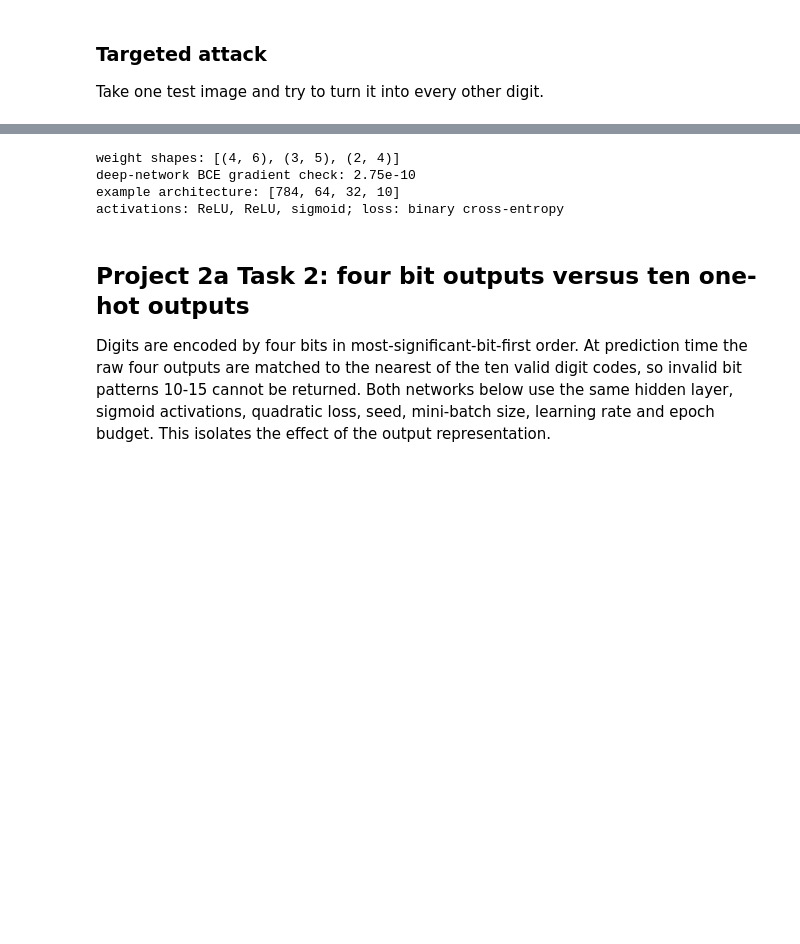
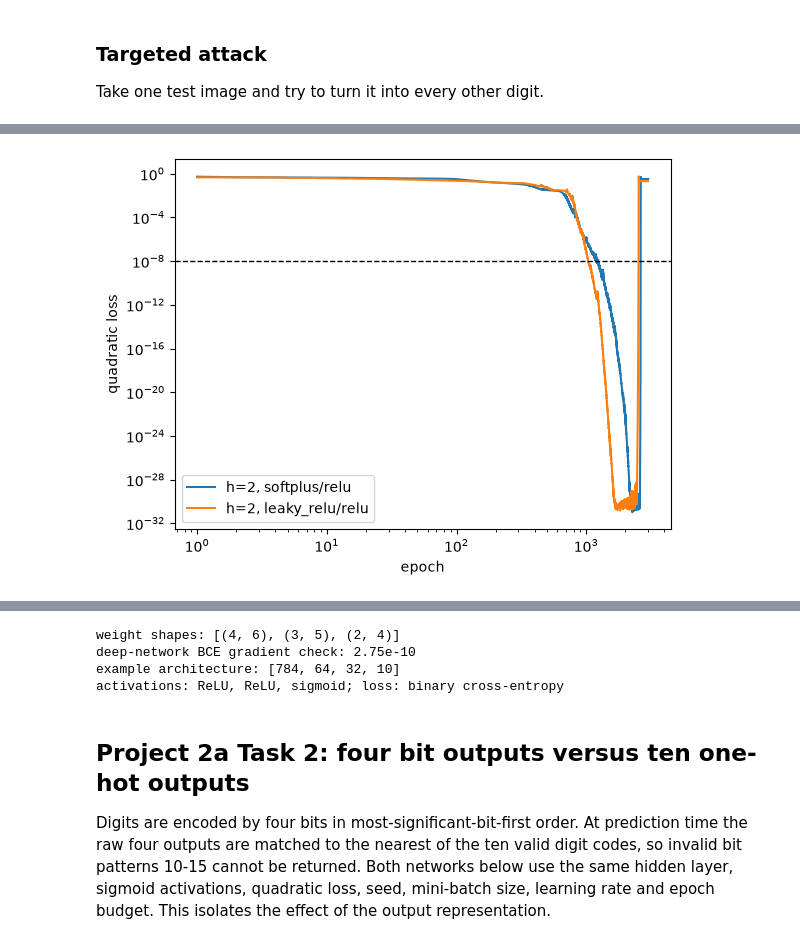
Before and after one commit to NightingaleCen/FMNN25, a Jupyter notebook: project2/project2.ipynb, the cells around one changed output, grey strips where cells are left out. Saved outputs shown, nothing was run; the diff lists cells and outputs as text; code cells hidden in the pictures; blank space fills up the shorter version.

Commit message:
merge all tasks

```diff
--- a/project2/project2.ipynb
+++ b/project2/project2.ipynb
@@ -162,10 +274,10 @@ rng = np.random.default_rng(0)
 small = Network(6, 4, 3, seed=0)
 Xs = rng.random((5, 6))
 Ys = np.eye(3)[rng.integers(0, 3, 5)]
-gW1, gW2 = small.backprop(Xs, Ys)
+gradients = small.backprop(Xs, Ys)
 
 h = 1e-6
-for name, W, g in [("W1", small.W1, gW1), ("W2", small.W2, gW2)]:
+for name, W, g in zip(["W1", "W2"], small.weights, gradients):
     num = np.zeros_like(W)
     for i in range(W.shape[0]):
         for j in range(W.shape[1]):
@@ -177,6 +289,7 @@ for name, W, g in [("W1", small.W1, gW1), ("W2", small.W2, gW2)]:
             W[i, j] = w
             num[i, j] = (c_plus - c_minus) / (2 * h)
     print(f"{name}: max difference backprop vs finite diff = {np.max(np.abs(num - g)):.2e}")
+    assert np.max(np.abs(num - g)) < 1e-7
 # %% [output]
 W1: max difference backprop vs finite diff = 5.03e-11
 W2: max difference backprop vs finite diff = 4.20e-11
@@ -449,0 +578,4 @@ success rate on 500 originally correct test images (random wrong target, eps=0.3
+# %%
+X50, labels50, Y50 = X_train[:50], y_train[:50], Y_train[:50]
+TASK8_TARGET = 1e-8
+print("first 50 training samples:", X50.shape, Y50.shape)
@@ -449,0 +650,14 @@ success rate on 500 originally correct test images (random wrong target, eps=0.3
+# %%
+for width, hidden, output, method, seed, first, loss, curve in task8_runs:
+    if first is not None:
+        plt.plot(curve[:, 0], curve[:, 1],
+                 label=f"h={width}, {hidden}/{output}")
+plt.axhline(1e-8, color="black", linestyle="--", linewidth=1)
+plt.xscale("log")
+plt.yscale("log")
+plt.xlabel("epoch")
+plt.ylabel("quadratic loss")
+plt.legend()
+plt.show()
+# %% [output]
+[figure, added]
```
Also changed, not shown: parts of 30 cells of this notebook, 2 other files.
